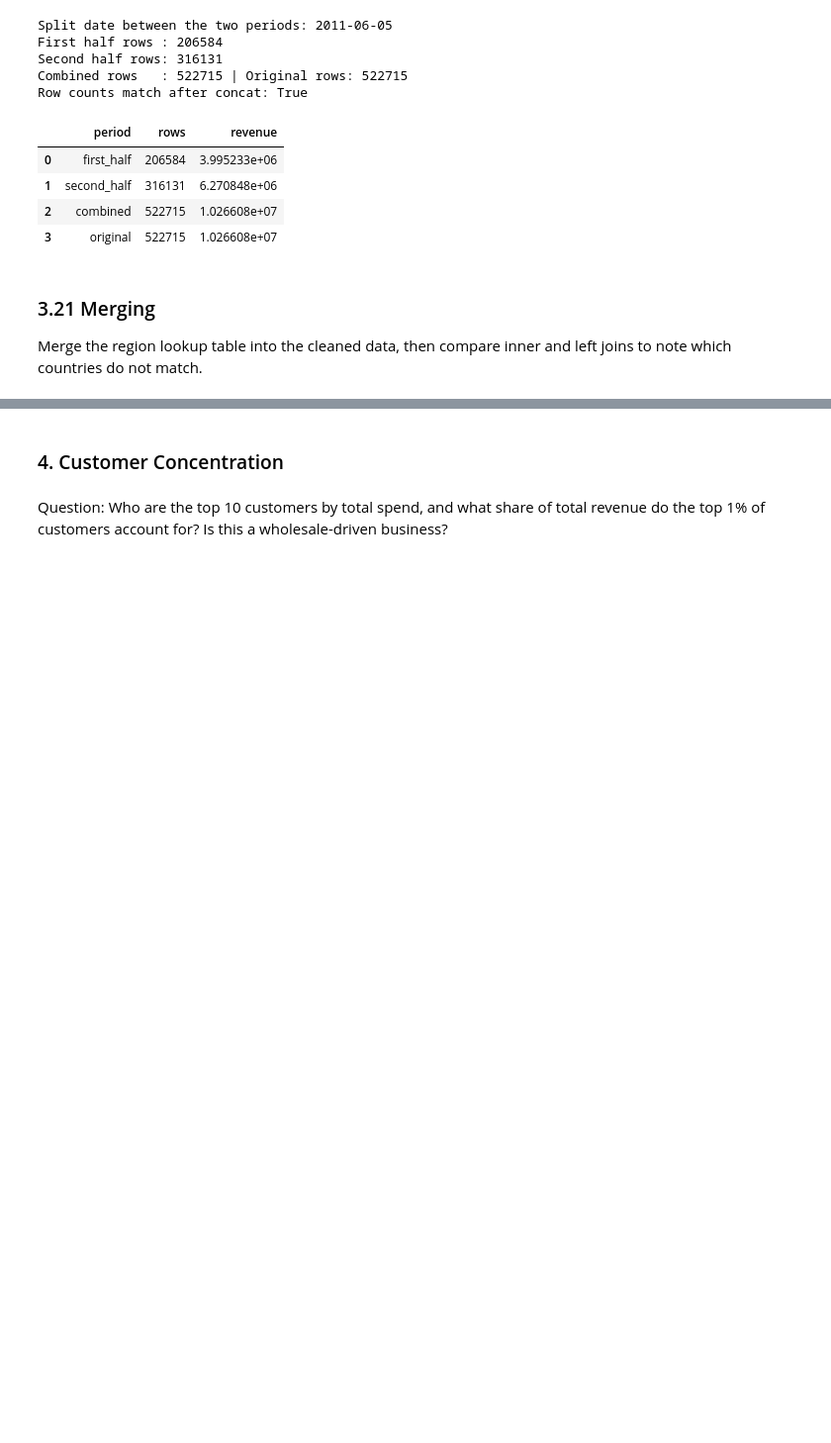
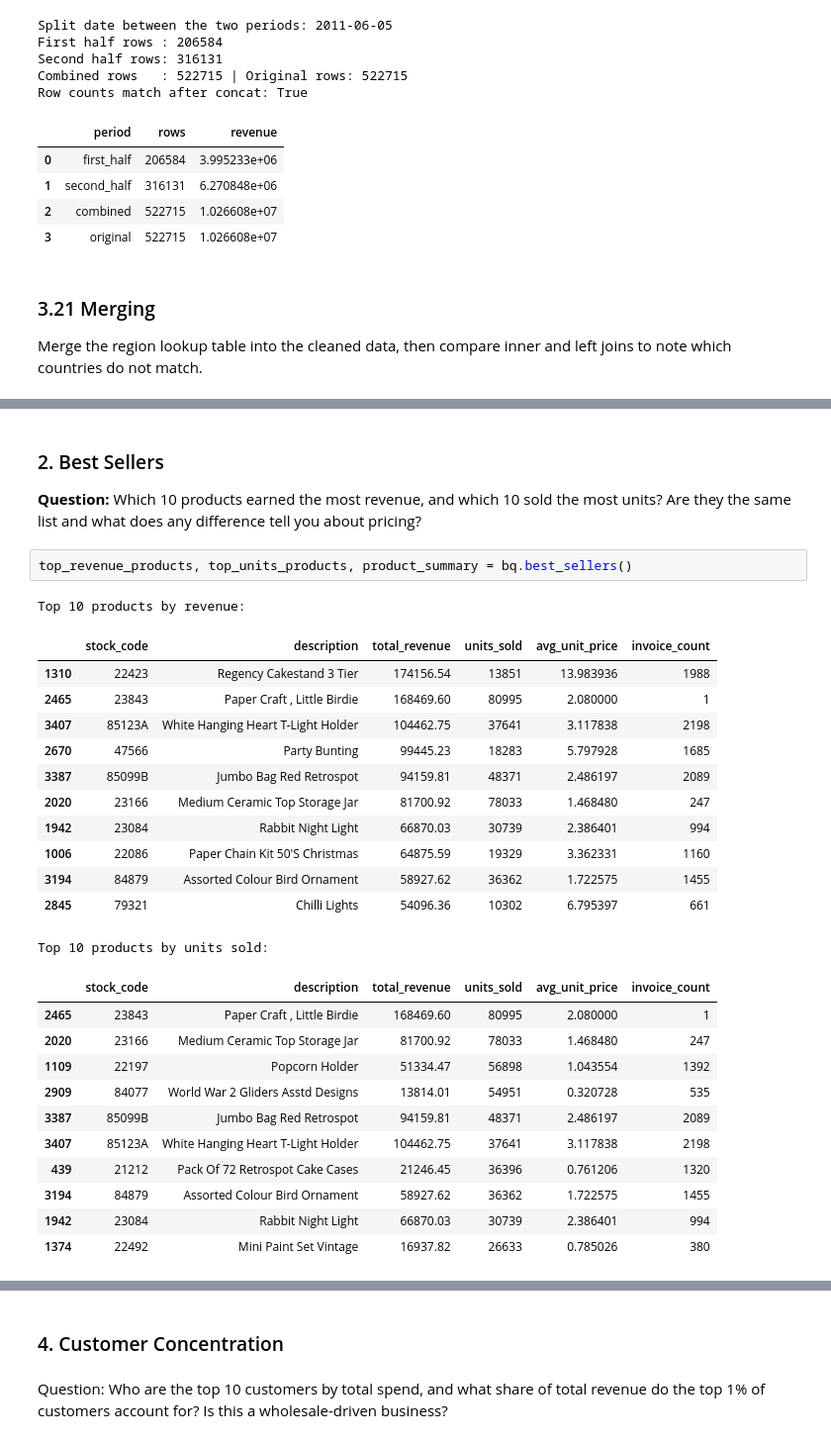
Before and after one commit to khgaurav/ML_Projects, a Jupyter notebook: MiniProject1.ipynb, the cells around one changed output, grey strips where cells are left out. Shown at 99% size. Cells and saved outputs as stored; diff of their text form; blank space fills up the shorter version.

```diff
--- a/MiniProject1.ipynb
+++ b/MiniProject1.ipynb
@@ -1029,0 +1341,30 @@ Answer:
+# %% [markdown]
+### 2. Best Sellers
+**Question:** Which 10 products earned the most revenue, and which 10 sold the most units? Are they the same list and what does any difference tell you about pricing?
+# %%
+top_revenue_products, top_units_products, product_summary = bq.best_sellers()
+# %% [output]
+Top 10 products by revenue:
+|  | stock_code | description | total_revenue | units_sold | avg_unit_price | invoice_count |
+| 1310 | 22423 | Regency Cakestand 3 Tier | 174156.54 | 13851 | 13.983936 | 1988 |
+| 2465 | 23843 | Paper Craft , Little Birdie | 168469.60 | 80995 | 2.080000 | 1 |
+| 3407 | 85123A | White Hanging Heart T-Light Holder | 104462.75 | 37641 | 3.117838 | 2198 |
+| 2670 | 47566 | Party Bunting | 99445.23 | 18283 | 5.797928 | 1685 |
+| 3387 | 85099B | Jumbo Bag Red Retrospot | 94159.81 | 48371 | 2.486197 | 2089 |
+| 2020 | 23166 | Medium Ceramic Top Storage Jar | 81700.92 | 78033 | 1.468480 | 247 |
+| 1942 | 23084 | Rabbit Night Light | 66870.03 | 30739 | 2.386401 | 994 |
+| 1006 | 22086 | Paper Chain Kit 50'S Christmas | 64875.59 | 19329 | 3.362331 | 1160 |
+| 3194 | 84879 | Assorted Colour Bird Ornament | 58927.62 | 36362 | 1.722575 | 1455 |
+| 2845 | 79321 | Chilli Lights | 54096.36 | 10302 | 6.795397 | 661 |
+Top 10 products by units sold:
+|  | stock_code | description | total_revenue | units_sold | avg_unit_price | invoice_count |
+| 2465 | 23843 | Paper Craft , Little Birdie | 168469.60 | 80995 | 2.080000 | 1 |
+| 2020 | 23166 | Medium Ceramic Top Storage Jar | 81700.92 | 78033 | 1.468480 | 247 |
+| 1109 | 22197 | Popcorn Holder | 51334.47 | 56898 | 1.043554 | 1392 |
+| 2909 | 84077 | World War 2 Gliders Asstd Designs | 13814.01 | 54951 | 0.320728 | 535 |
+| 3387 | 85099B | Jumbo Bag Red Retrospot | 94159.81 | 48371 | 2.486197 | 2089 |
+| 3407 | 85123A | White Hanging Heart T-Light Holder | 104462.75 | 37641 | 3.117838 | 2198 |
+| 439 | 21212 | Pack Of 72 Retrospot Cake Cases | 21246.45 | 36396 | 0.761206 | 1320 |
+| 3194 | 84879 | Assorted Colour Bird Ornament | 58927.62 | 36362 | 1.722575 | 1455 |
+| 1942 | 23084 | Rabbit Night Light | 66870.03 | 30739 | 2.386401 | 994 |
+| 1374 | 22492 | Mini Paint Set Vintage | 16937.82 | 26633 | 0.785026 | 380 |
```
Also changed, not shown: parts of 29 cells of this notebook, 8 other files.
